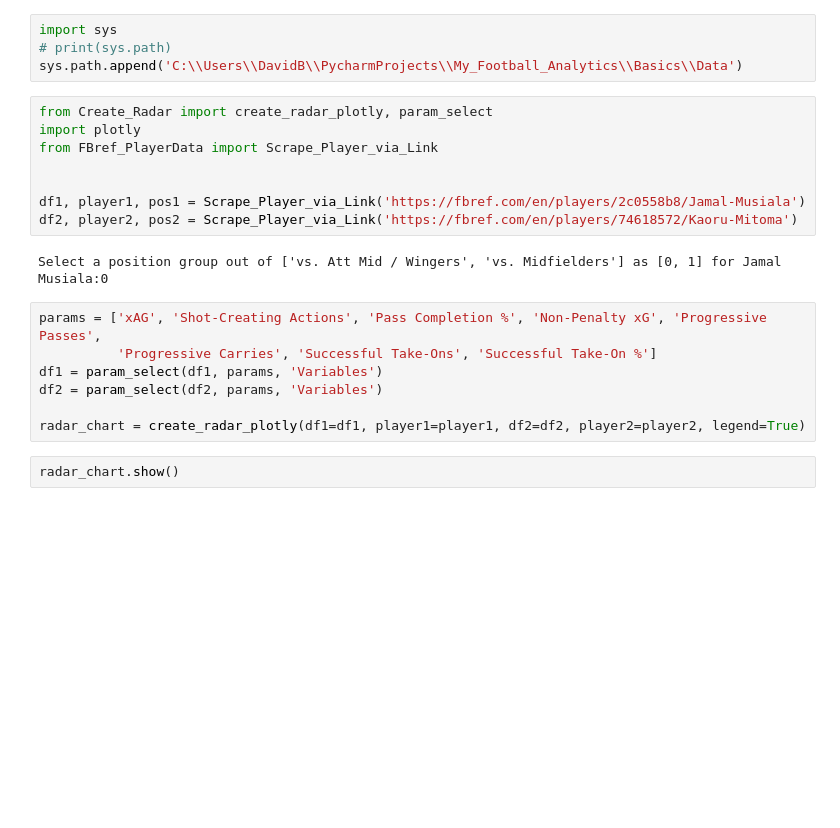
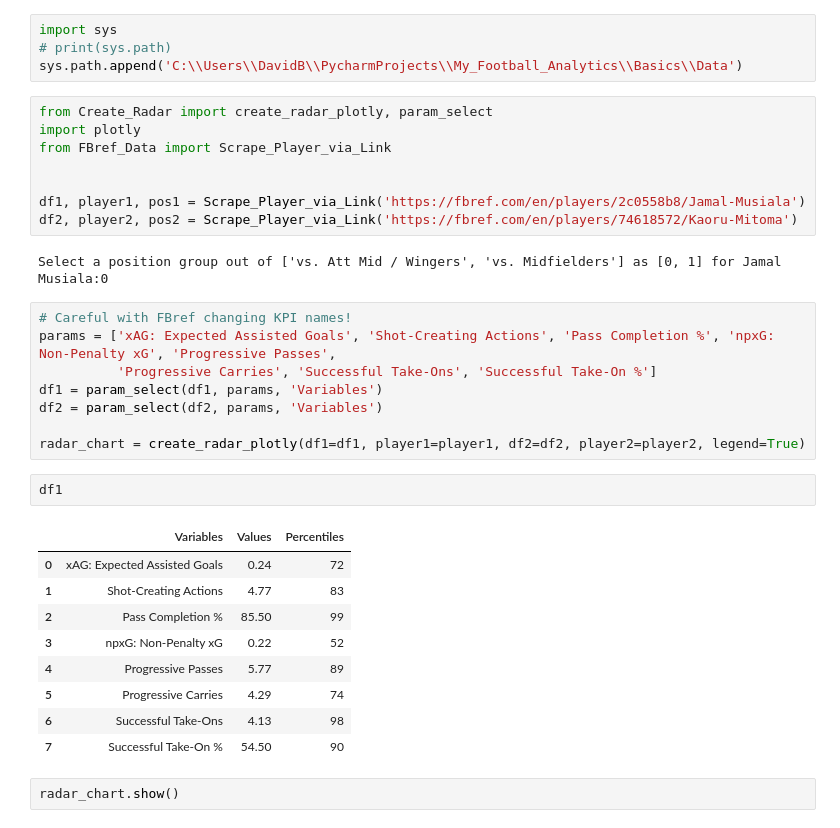
Before and after one commit to DavidB1999/My_Football_Analytics, a Jupyter notebook: Radar Charts/Radar_Chart_Examples.ipynb, the cells around one changed output. Saved outputs shown, nothing was run; the diff lists cells and outputs as text; blank space fills up the shorter version.

```diff
--- a/Radar Charts/Radar_Chart_Examples.ipynb
+++ b/Radar Charts/Radar_Chart_Examples.ipynb
@@ -15,7 +15,7 @@ sys.path.append('C:\\Users\\DavidB\\PycharmProjects\\My_Football_Analytics\\Basi
 # %%
 from Create_Radar import create_radar_plotly, param_select
 import plotly
-from FBref_PlayerData import Scrape_Player_via_Link
+from FBref_Data import Scrape_Player_via_Link
 
 
 df1, player1, pos1 = Scrape_Player_via_Link('https://fbref.com/en/players/2c0558b8/Jamal-Musiala')
@@ -23,12 +23,25 @@ df2, player2, pos2 = Scrape_Player_via_Link('https://fbref.com/en/players/746185
 # %% [output]
 Select a position group out of ['vs. Att Mid / Wingers', 'vs. Midfielders'] as [0, 1] for Jamal Musiala:0
 # %%
-params = ['xAG', 'Shot-Creating Actions', 'Pass Completion %', 'Non-Penalty xG', 'Progressive Passes',
+# Careful with FBref changing KPI names!
+params = ['xAG: Expected Assisted Goals', 'Shot-Creating Actions', 'Pass Completion %', 'npxG: Non-Penalty xG', 'Progressive Passes',
           'Progressive Carries', 'Successful Take-Ons', 'Successful Take-On %']
 df1 = param_select(df1, params, 'Variables')
 df2 = param_select(df2, params, 'Variables')
 
 radar_chart = create_radar_plotly(df1=df1, player1=player1, df2=df2, player2=player2, legend=True)
+# %%
+df1
+# %% [output]
+|  | Variables | Values | Percentiles |
+| 0 | xAG: Expected Assisted Goals | 0.24 | 72 |
+| 1 | Shot-Creating Actions | 4.77 | 83 |
+| 2 | Pass Completion % | 85.50 | 99 |
+| 3 | npxG: Non-Penalty xG | 0.22 | 52 |
+| 4 | Progressive Passes | 5.77 | 89 |
+| 5 | Progressive Carries | 4.29 | 74 |
+| 6 | Successful Take-Ons | 4.13 | 98 |
+| 7 | Successful Take-On % | 54.50 | 90 |
 # %%
 radar_chart.show()
 # %% [output]
```
Also changed, not shown: parts of 3 cells of this notebook, 9 other files.
